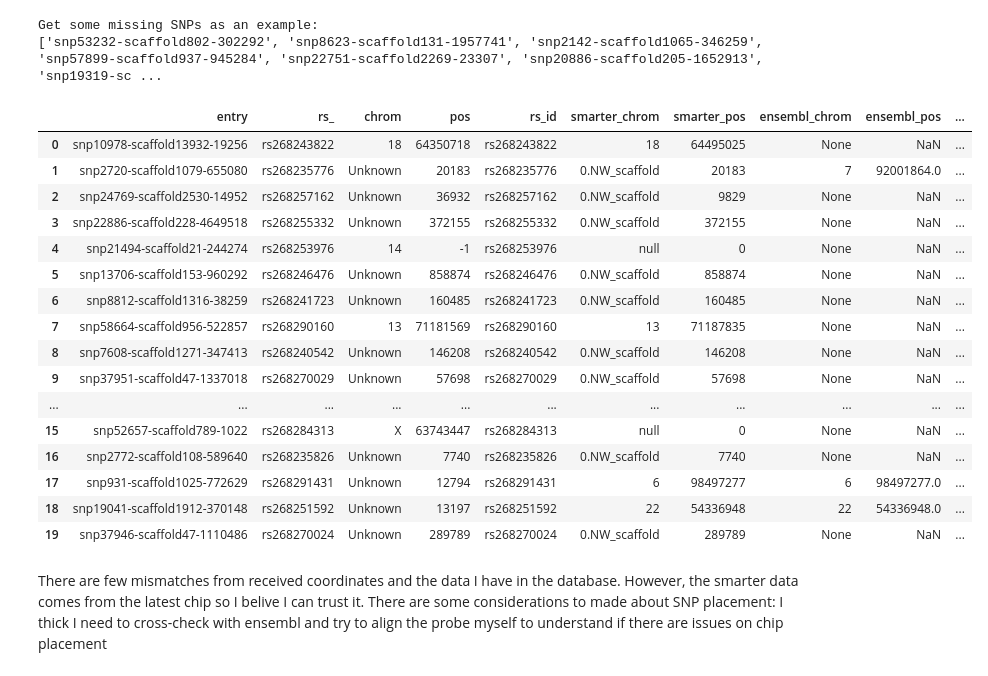
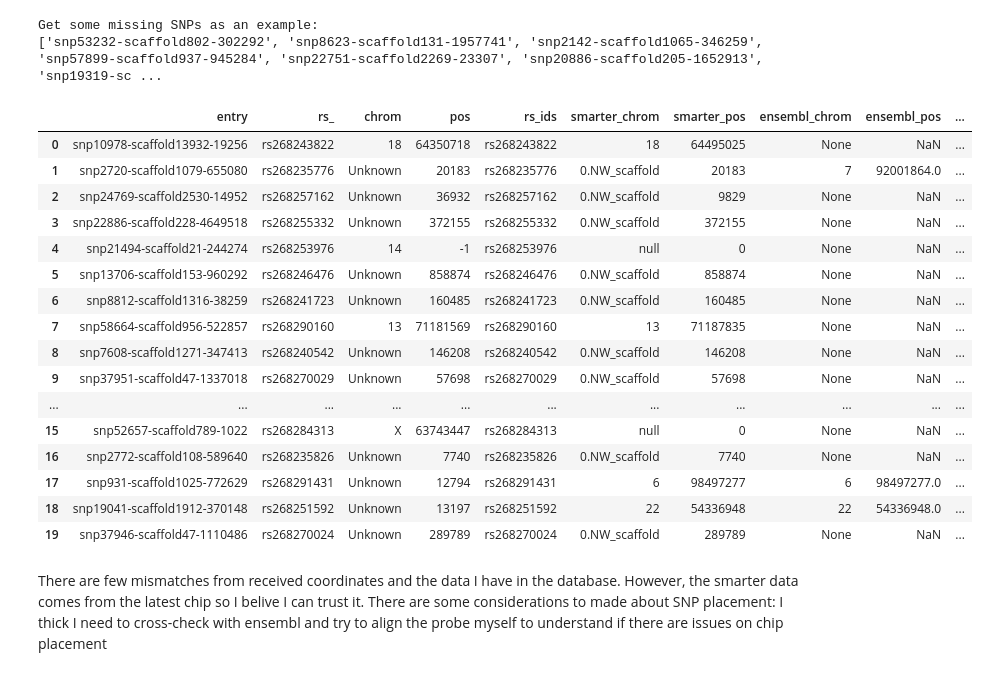
Before and after one commit to cnr-ibba/SMARTER-database, a Jupyter notebook: notebooks/exploratory/0.16.0-bunop-check_goat_coordinates.ipynb, the cells around one changed output. Saved outputs shown, nothing was run; the diff lists cells and outputs as text; code cells hidden in the pictures.

```diff
--- a/notebooks/exploratory/0.16.0-bunop-check_goat_coordinates.ipynb
+++ b/notebooks/exploratory/0.16.0-bunop-check_goat_coordinates.ipynb
@@ -222,7 +222,7 @@ for record, variant in selected_chi1:
     data["rs_"].append(record.rs_)
     data["chi_1_0_chr"].append(record.chi_1_0_chr)
     data["chi_1_0_pos"].append(record.chi_1_0_pos)
-    data["rs_id"].append(variant.rs_id)
+    data["rs_ids"].append(",".join(variant.rs_id))
     data["smarter_chrom"].append(variant.locations[0].chrom)
     data["smarter_pos"].append(variant.locations[0].position)
 
@@ -323,42 +323,45 @@ random.seed(a=42, version=2)
 selected_ars1 = random.sample(mismatches_ars1, 20)
 
 # get rs_id from selected items
-selected_rsID = [variant.rs_id for (record, variant) in selected_ars1 if variant.rs_id]
+selected_rsID = [",".join(variant.rs_id) for (record, variant) in selected_ars1 if variant.rs_id]
 
 # get informations from ensembl
 result_ars1 = ensRest.getVariationByMultipleIds(ids=selected_rsID, species="capra_hircus")
 # %%
 def to_pd_table(selected, result):
     data = defaultdict(list)
 
     for record, variant in selected:
+        # rs_id is now a list of rs_ids
+        rs_ids = ",".join(variant.rs_id)
+
         data["entry"].append(record.locus_name)
         data["rs_"].append(record.rs_)
         data["chrom"].append(record.ars1_chr)
         data["pos"].append(record.ars1_pos)
-        data["rs_id"].append(variant.rs_id)
+        data["rs_ids"].append(rs_ids)
         data["smarter_chrom"].append(variant.locations[0].chrom)
         data["smarter_pos"].append(variant.locations[0].position)
 
-        if variant.rs_id and not 'failed' in result[variant.rs_id]:
-            data["ensembl_chrom"].append(result[variant.rs_id]['mappings'][0]['seq_region_name'])
-            data["ensembl_pos"].append(result[variant.rs_id]['mappings'][0]['start'])
+        if variant.rs_id and not 'failed' in result[rs_ids]:
+            data["ensembl_chrom"].append(result[rs_ids]['mappings'][0]['seq_region_name'])
+            data["ensembl_pos"].append(result[rs_ids]['mappings'][0]['start'])
 
         else:
             data["ensembl_chrom"].append(None)
             data["ensembl_pos"].append(None)
 
-        if 'failed' in result[variant.rs_id]:
-            data["ensembl_failed"].append(result[variant.rs_id]['failed'])
+        if 'failed' in result[rs_ids]:
+            data["ensembl_failed"].append(result[rs_ids]['failed'])
 
         else:
             data["ensembl_failed"].append(None)
 
     return pandas.DataFrame.from_dict(data)
 
 to_pd_table(selected_ars1, result_ars1)
 # %% [output]
-|  | entry | rs_ | chrom | pos | rs_id | smarter_chrom | smarter_pos | ensembl_chrom | ensembl_pos | ... |
+|  | entry | rs_ | chrom | pos | rs_ids | smarter_chrom | smarter_pos | ensembl_chrom | ensembl_pos | ... |
 | 0 | snp10978-scaffold13932-19256 | rs268243822 | 18 | 64350718 | rs268243822 | 18 | 64495025 | None | NaN | ... |
 | 1 | snp2720-scaffold1079-655080 | rs268235776 | Unknown | 20183 | rs268235776 | 0.NW_scaffold | 20183 | 7 | 92001864.0 | ... |
 | 2 | snp24769-scaffold2530-14952 | rs268257162 | Unknown | 36932 | rs268257162 | 0.NW_scaffold | 9829 | None | NaN | ... |
```
Also changed, not shown: parts of 5 cells of this notebook, 2 other files.
